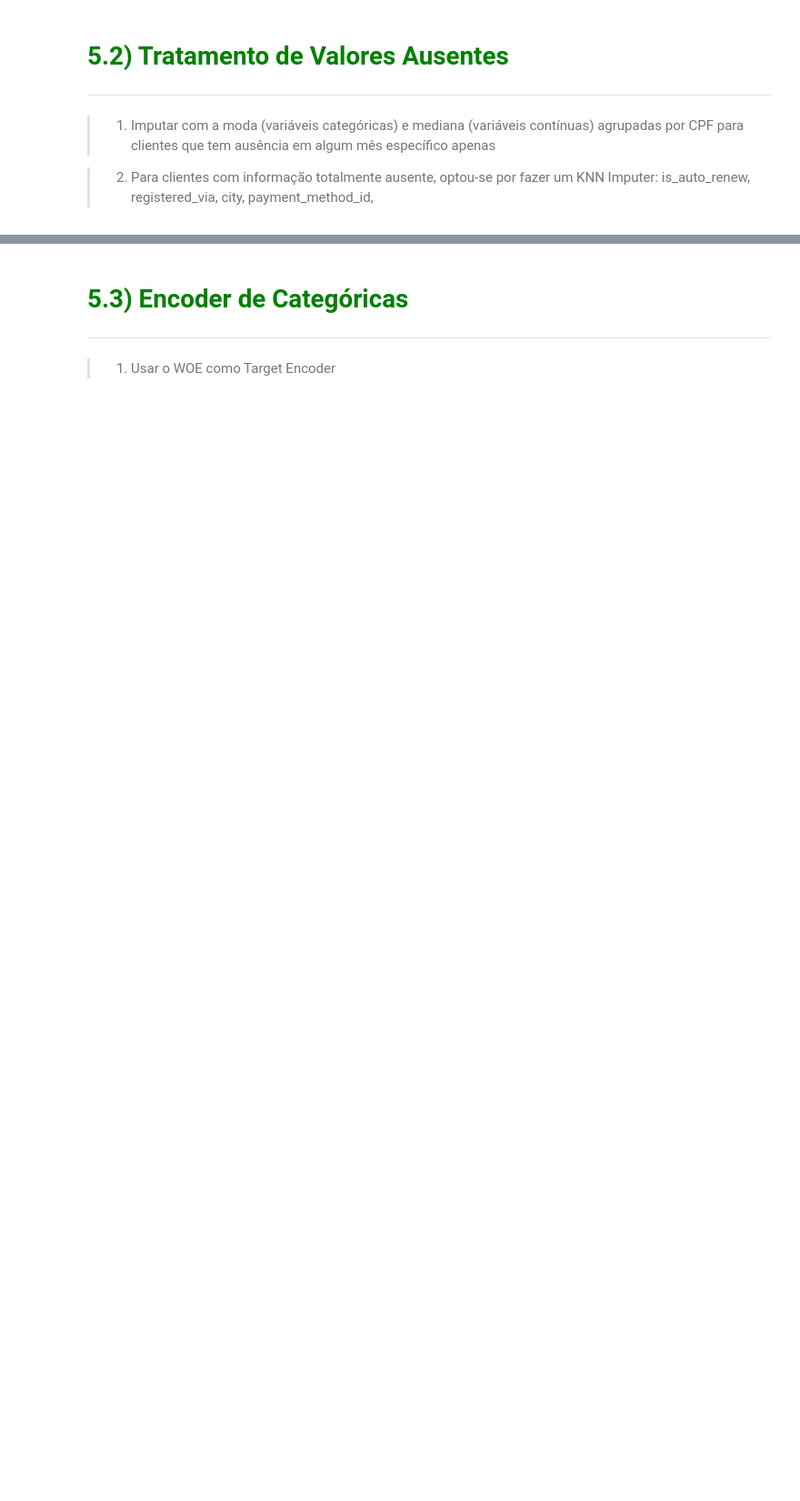
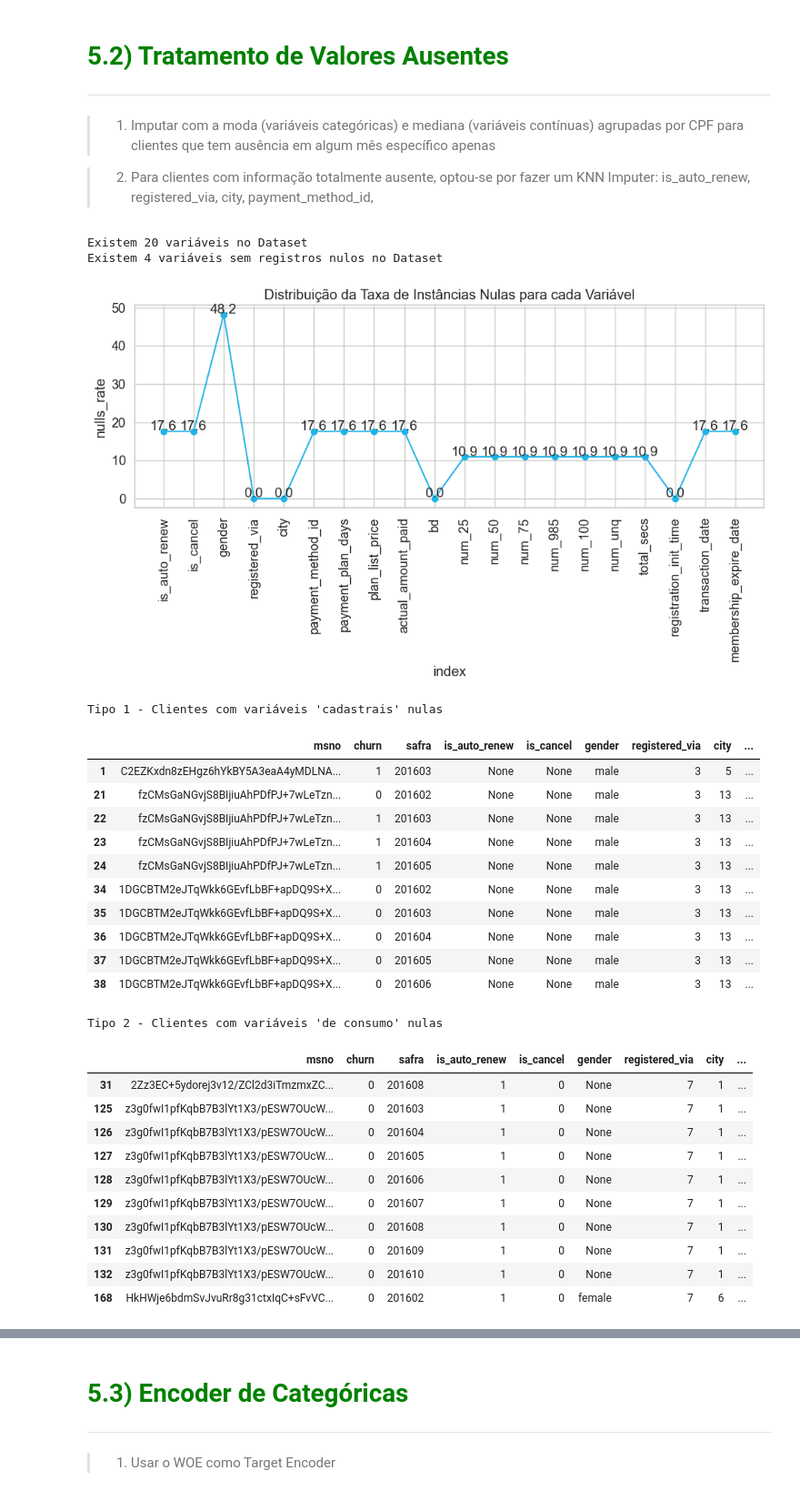
Before and after one commit to leonardovargas10/Case_Data_Master, a Jupyter notebook: Case_Data_Master.ipynb, the cells around one changed output, grey strips where cells are left out. Shown at 91% size. Cells and saved outputs as stored; diff of their text form; code cells hidden in the pictures; blank space fills up the shorter version.

```diff
--- a/Case_Data_Master.ipynb
+++ b/Case_Data_Master.ipynb
@@ -815 +1144,3 @@ for col in df_eda_categoricas[variaveis_categoricas].columns:
+# %%
+df_train['months_as_a_registered'] = months_as_a_registered(df_train)
 # %% [markdown]
@@ -922,0 +1164,2 @@ df_train[['msno', 'churn', 'safra', 'is_auto_renew', 'is_cancel', 'gender', 'reg
+# %%
+df_train["%num_more_than_50"] = num_more_than_50(df_train)
@@ -922,0 +1248,13 @@ df_train[['msno', 'churn', 'safra', 'is_auto_renew', 'is_cancel', 'gender', 'reg
+# %%
+def groupy_categorical_woe_for_payment_method_id(df):
+    df['payment_method_id'] = (
+                np.where(df['payment_method_id'].isin(['32', '14', '19', '31', '34']), 0,
+                np.where(df['payment_method_id'].isin(['41', '10', '11', '21', '18']), 1,
+                np.where(df['payment_method_id'].isin(['23','33', '37', '39', '40']), 2,
+                np.where(df['payment_method_id'].isin(['27', '30', '16', '26', '36']), 3,
+                np.where(df['payment_method_id'].isin(['38', '29','28', '35', '17']), 4,
+                99999)))))
+    )
+
+
+    return df['payment_method_id']
@@ -922,0 +1316,3 @@ df_train[['msno', 'churn', 'safra', 'is_auto_renew', 'is_cancel', 'gender', 'reg
+# %%
+df_train['city'] = groupy_categorical_woe_for_city(df_train)
+df_train['payment_method_id'] = groupy_categorical_woe_for_payment_method_id(df_train)
@@ -939,3 +1370,58 @@ df_train[['msno', 'churn', 'safra', 'is_auto_renew', 'is_cancel', 'gender', 'reg
 > 1. Imputar com a moda (variáveis categóricas) e mediana (variáveis contínuas) agrupadas por CPF para clientes que tem ausência em algum mês específico apenas
 
 > 2. Para clientes com informação totalmente ausente, optou-se por fazer um KNN Imputer: is_auto_renew, registered_via, city, payment_method_id,
+# %%
+df_nulls = (
+    pd.DataFrame(
+        df_train
+        .drop(["msno", "safra", "churn"], axis = 1)
+        .isnull().sum()
+      )
+      .reset_index()
+      .rename({0:'nulls_amnt'}, axis = 1)
+)
+df_nulls['nulls_rate'] = round((df_nulls['nulls_amnt']/df_train.shape[0])*100, 2)
+
+print(f'Existem {len(df_nulls)} variáveis no Dataset')
+df_not_nulls_nulls = df_nulls.loc[df_nulls['nulls_rate'] == 0]
+columns_not_nulls = list(df_not_nulls_nulls['index'])
+print(f'Existem {len(columns_not_nulls)} variáveis sem registros nulos no Dataset')
+
+plota_grafico_linhas(df_nulls, "index", "nulls_rate", True, "Distribuição da Taxa de Instâncias Nulas para cada Variável")
+
+print("Tipo 1 - Clientes com variáveis 'cadastrais' nulas")
+display(df_train.loc[(df_train["actual_amount_paid"].isna()) & (~df_train["num_25"].isna())].head(10))
+print()
+print("Tipo 2 - Clientes com variáveis 'de consumo' nulas")
+display(df_train.loc[(~df_train["actual_amount_paid"].isna()) & (df_train["num_25"].isna())].head(10))
+print()
+print("Tipo 3 - Clientes com variáveis 'cadastrais' e 'de consumo' nulas")
+display(df_train.loc[(df_train["actual_amount_paid"].isna()) & df_train["num_25"].isna()].head(10))
+# %% [output]
+Existem 20 variáveis no Dataset
+Existem 4 variáveis sem registros nulos no Dataset
+[figure, added]
+Tipo 1 - Clientes com variáveis 'cadastrais' nulas
+|  | msno | churn | safra | is_auto_renew | is_cancel | gender | registered_via | city | ... |
+| 1 | C2EZKxdn8zEHgz6hYkBY5A3eaA4yMDLNA... | 1 | 201603 | None | None | male | 3 | 5 | ... |
+| 21 | fzCMsGaNGvjS8BIjiuAhPDfPJ+7wLeTzn... | 0 | 201602 | None | None | male | 3 | 13 | ... |
+| 22 | fzCMsGaNGvjS8BIjiuAhPDfPJ+7wLeTzn... | 1 | 201603 | None | None | male | 3 | 13 | ... |
+| 23 | fzCMsGaNGvjS8BIjiuAhPDfPJ+7wLeTzn... | 1 | 201604 | None | None | male | 3 | 13 | ... |
+| 24 | fzCMsGaNGvjS8BIjiuAhPDfPJ+7wLeTzn... | 1 | 201605 | None | None | male | 3 | 13 | ... |
+| 34 | 1DGCBTM2eJTqWkk6GEvfLbBF+apDQ9S+X... | 0 | 201602 | None | None | male | 3 | 13 | ... |
+| 35 | 1DGCBTM2eJTqWkk6GEvfLbBF+apDQ9S+X... | 0 | 201603 | None | None | male | 3 | 13 | ... |
+| 36 | 1DGCBTM2eJTqWkk6GEvfLbBF+apDQ9S+X... | 0 | 201604 | None | None | male | 3 | 13 | ... |
+| 37 | 1DGCBTM2eJTqWkk6GEvfLbBF+apDQ9S+X... | 0 | 201605 | None | None | male | 3 | 13 | ... |
+| 38 | 1DGCBTM2eJTqWkk6GEvfLbBF+apDQ9S+X... | 0 | 201606 | None | None | male | 3 | 13 | ... |
+Tipo 2 - Clientes com variáveis 'de consumo' nulas
+|  | msno | churn | safra | is_auto_renew | is_cancel | gender | registered_via | city | ... |
+| 31 | 2Zz3EC+5ydorej3v12/ZCl2d3iTmzmxZC... | 0 | 201608 | 1 | 0 | None | 7 | 1 | ... |
+| 125 | z3g0fwI1pfKqbB7B3lYt1X3/pESW7OUcW... | 0 | 201603 | 1 | 0 | None | 7 | 1 | ... |
+| 126 | z3g0fwI1pfKqbB7B3lYt1X3/pESW7OUcW... | 0 | 201604 | 1 | 0 | None | 7 | 1 | ... |
+| 127 | z3g0fwI1pfKqbB7B3lYt1X3/pESW7OUcW... | 0 | 201605 | 1 | 0 | None | 7 | 1 | ... |
+| 128 | z3g0fwI1pfKqbB7B3lYt1X3/pESW7OUcW... | 0 | 201606 | 1 | 0 | None | 7 | 1 | ... |
+| 129 | z3g0fwI1pfKqbB7B3lYt1X3/pESW7OUcW... | 0 | 201607 | 1 | 0 | None | 7 | 1 | ... |
+| 130 | z3g0fwI1pfKqbB7B3lYt1X3/pESW7OUcW... | 0 | 201608 | 1 | 0 | None | 7 | 1 | ... |
+| 131 | z3g0fwI1pfKqbB7B3lYt1X3/pESW7OUcW... | 0 | 201609 | 1 | 0 | None | 7 | 1 | ... |
+| 132 | z3g0fwI1pfKqbB7B3lYt1X3/pESW7OUcW... | 0 | 201610 | 1 | 0 | None | 7 | 1 | ... |
+| 168 | HkHWje6bdmSvJvuRr8g31ctxIqC+sFvVC... | 0 | 201602 | 1 | 0 | female | 7 | 6 | ... |
```
Also changed, not shown: parts of 60 cells of this notebook, 3 other files.
